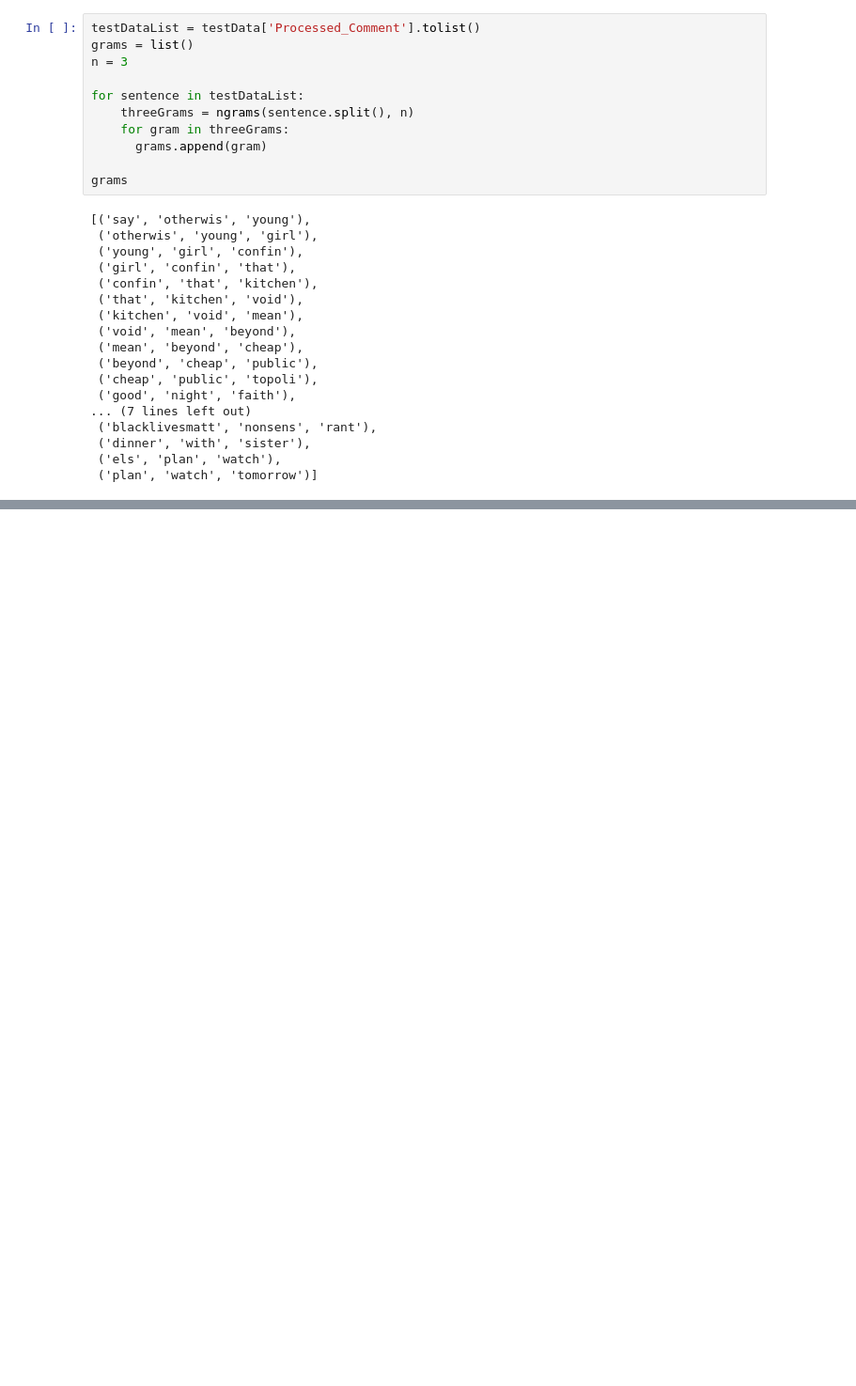
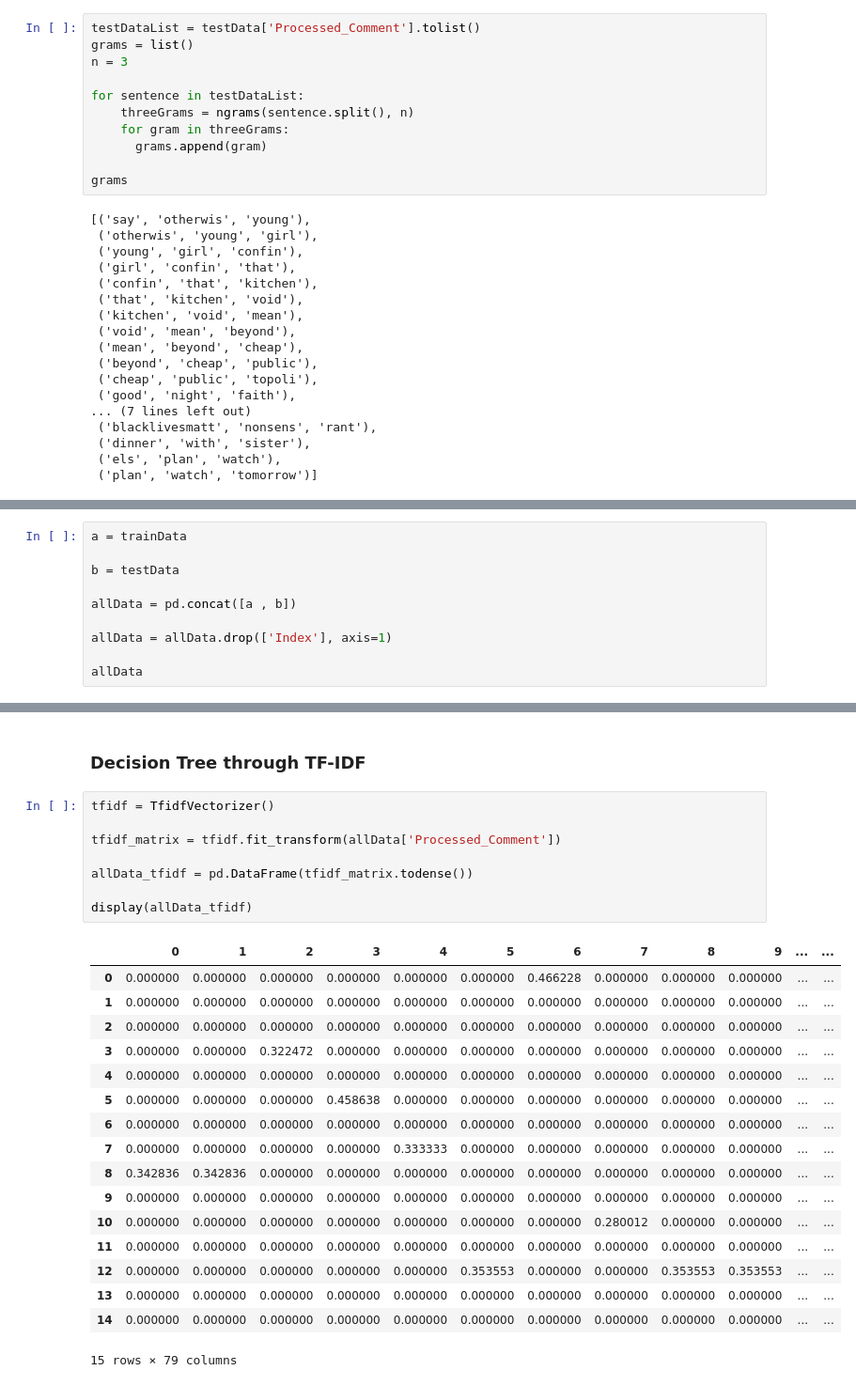
Before and after one commit to sobaanrana/DataScience-Sentiment-Analysis, a Jupyter notebook: FA18-BCS-038-134 (Assignment 2).ipynb, the cells around one changed output, grey strips where cells are left out. Shown at 94% size. Cells and saved outputs as stored; diff of their text form; blank space fills up the shorter version.

```diff
--- a/FA18-BCS-038-134 (Assignment 2).ipynb
+++ b/FA18-BCS-038-134 (Assignment 2).ipynb
@@ -535,0 +544,10 @@ grams
+# %%
+a = trainData
+
+b = testData
+
+allData = pd.concat([a , b])
+
+allData = allData.drop(['Index'], axis=1)
+
+allData
@@ -535,0 +615,28 @@ grams
+# %% [markdown]
+### Decision Tree through TF-IDF
+# %%
+tfidf = TfidfVectorizer()
+
+tfidf_matrix = tfidf.fit_transform(allData['Processed_Comment'])
+
+allData_tfidf = pd.DataFrame(tfidf_matrix.todense())
+
+display(allData_tfidf)
+# %% [output]
+|  | 0 | 1 | 2 | 3 | 4 | 5 | 6 | 7 | 8 | 9 | ... | ... |
+| 0 | 0.000000 | 0.000000 | 0.000000 | 0.000000 | 0.000000 | 0.000000 | 0.466228 | 0.000000 | 0.000000 | 0.000000 | ... | ... |
+| 1 | 0.000000 | 0.000000 | 0.000000 | 0.000000 | 0.000000 | 0.000000 | 0.000000 | 0.000000 | 0.000000 | 0.000000 | ... | ... |
+| 2 | 0.000000 | 0.000000 | 0.000000 | 0.000000 | 0.000000 | 0.000000 | 0.000000 | 0.000000 | 0.000000 | 0.000000 | ... | ... |
+| 3 | 0.000000 | 0.000000 | 0.322472 | 0.000000 | 0.000000 | 0.000000 | 0.000000 | 0.000000 | 0.000000 | 0.000000 | ... | ... |
+| 4 | 0.000000 | 0.000000 | 0.000000 | 0.000000 | 0.000000 | 0.000000 | 0.000000 | 0.000000 | 0.000000 | 0.000000 | ... | ... |
+| 5 | 0.000000 | 0.000000 | 0.000000 | 0.458638 | 0.000000 | 0.000000 | 0.000000 | 0.000000 | 0.000000 | 0.000000 | ... | ... |
+| 6 | 0.000000 | 0.000000 | 0.000000 | 0.000000 | 0.000000 | 0.000000 | 0.000000 | 0.000000 | 0.000000 | 0.000000 | ... | ... |
+| 7 | 0.000000 | 0.000000 | 0.000000 | 0.000000 | 0.333333 | 0.000000 | 0.000000 | 0.000000 | 0.000000 | 0.000000 | ... | ... |
+| 8 | 0.342836 | 0.342836 | 0.000000 | 0.000000 | 0.000000 | 0.000000 | 0.000000 | 0.000000 | 0.000000 | 0.000000 | ... | ... |
+| 9 | 0.000000 | 0.000000 | 0.000000 | 0.000000 | 0.000000 | 0.000000 | 0.000000 | 0.000000 | 0.000000 | 0.000000 | ... | ... |
+| 10 | 0.000000 | 0.000000 | 0.000000 | 0.000000 | 0.000000 | 0.000000 | 0.000000 | 0.280012 | 0.000000 | 0.000000 | ... | ... |
+| 11 | 0.000000 | 0.000000 | 0.000000 | 0.000000 | 0.000000 | 0.000000 | 0.000000 | 0.000000 | 0.000000 | 0.000000 | ... | ... |
+| 12 | 0.000000 | 0.000000 | 0.000000 | 0.000000 | 0.000000 | 0.353553 | 0.000000 | 0.000000 | 0.353553 | 0.353553 | ... | ... |
+| 13 | 0.000000 | 0.000000 | 0.000000 | 0.000000 | 0.000000 | 0.000000 | 0.000000 | 0.000000 | 0.000000 | 0.000000 | ... | ... |
+| 14 | 0.000000 | 0.000000 | 0.000000 | 0.000000 | 0.000000 | 0.000000 | 0.000000 | 0.000000 | 0.000000 | 0.000000 | ... | ... |
+15 rows × 79 columns
```
Also changed, not shown: parts of 23 cells of this notebook, 1 other file.
